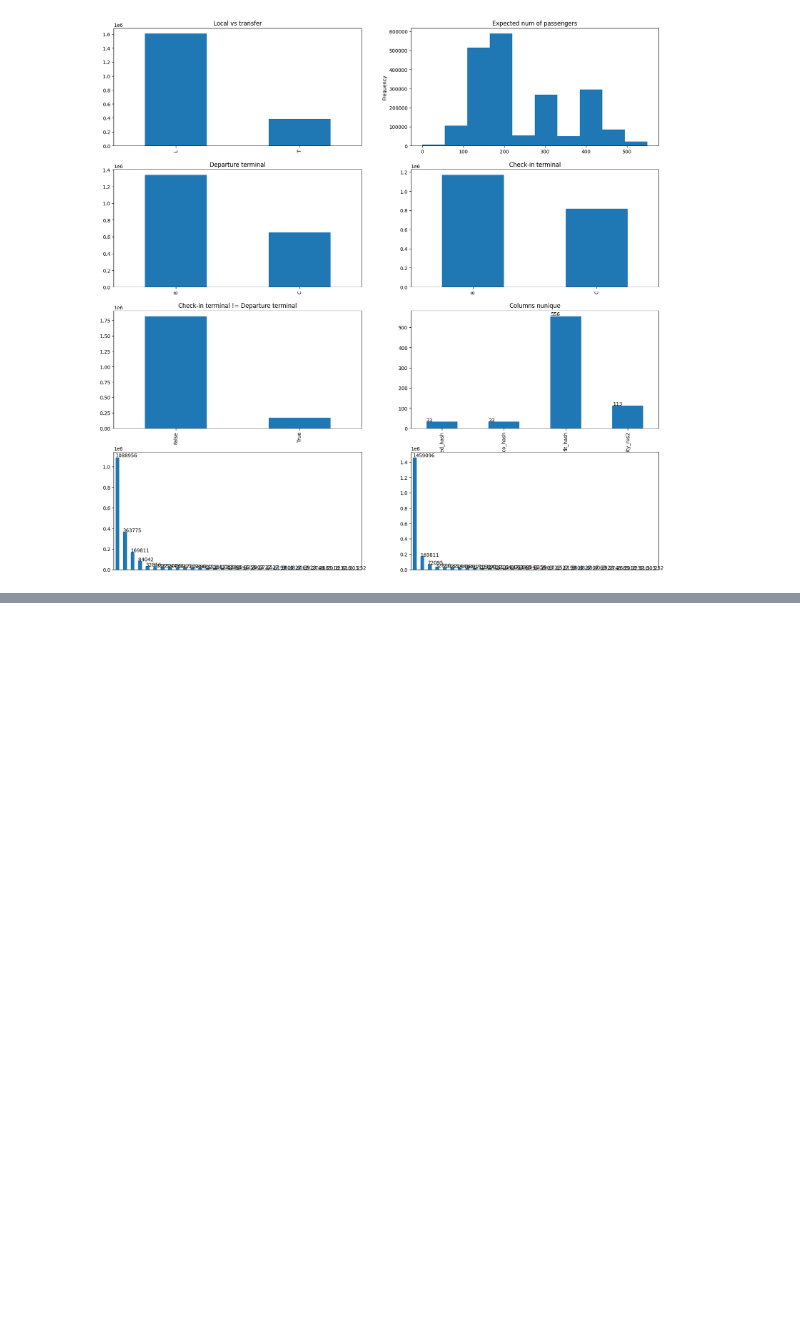
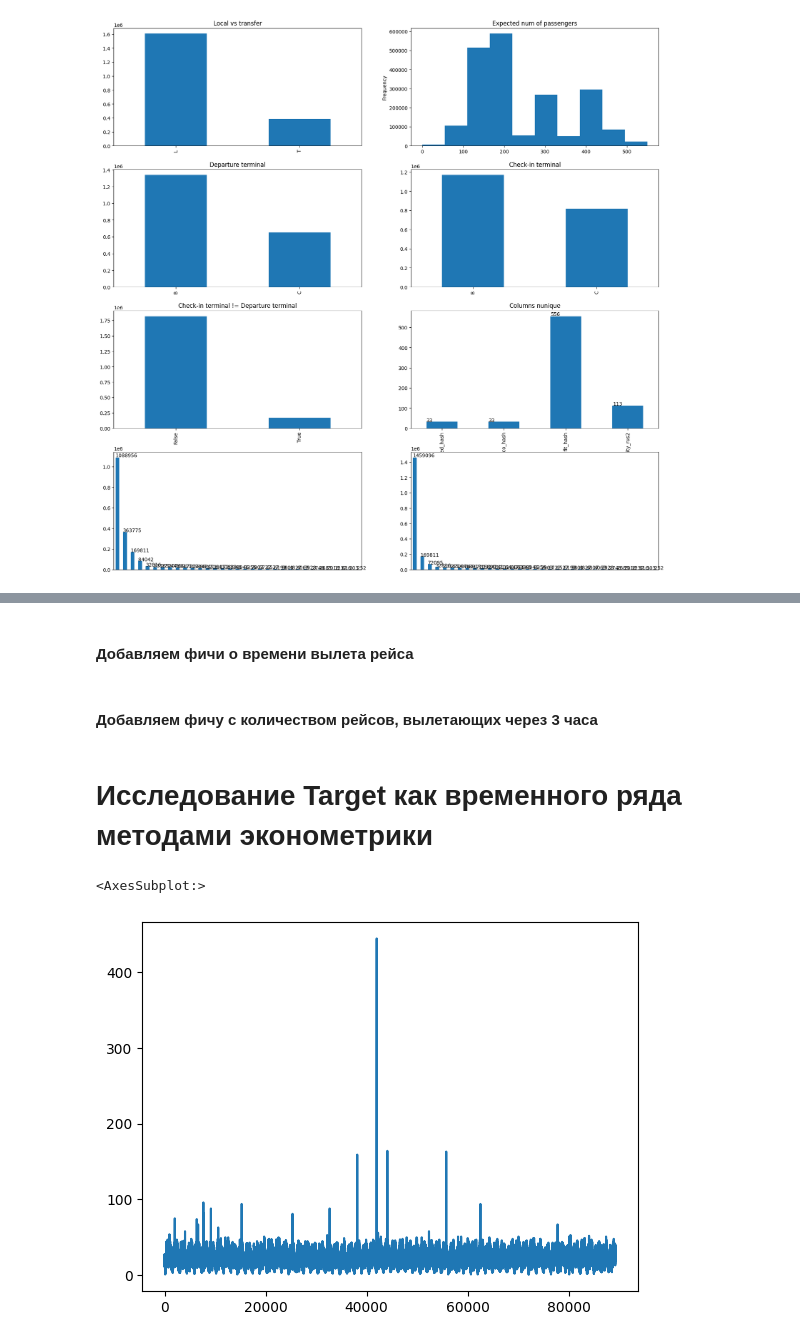
Before and after one commit to K0mp0t/DB_Hackaton, a Jupyter notebook: EDA.ipynb, the cells around one changed output, grey strips where cells are left out. Drawn from its saved outputs; the diff is of its cells as text; code cells hidden in the pictures; blank space fills up the shorter version.

```diff
--- a/EDA.ipynb
+++ b/EDA.ipynb
@@ -13,7 +13,7 @@ main_df = main_df.sort_values(by='MessageReceivedMinutes')
 
 main_df['ProcessingTime'] = (pd.to_datetime(main_df.MessageProcessedDate) - pd.to_datetime(main_df.MessageReceivedDate)).apply(lambda x: x.seconds)
 # %%
-target = main_df.MessageReceivedMinutes.value_counts().sort_index()
+target = main_df.MessageReceivedMinutes.value_counts().sort_index().rename('target')
 # %%
 import matplotlib.pyplot as plt
 
@@ -83,0 +88,2 @@ main_df = main_df.drop(columns=['local_or_transfer', 'departure_terminal', 'chec
+# %% [markdown]
+#### Добавляем фичи о времени вылета рейса
@@ -83,0 +95,2 @@ main_df = main_df.drop(columns=['local_or_transfer', 'departure_terminal', 'chec
+# %% [markdown]
+#### Добавляем фичу с количеством рейсов, вылетающих через 3 часа
@@ -83,0 +111,7 @@ main_df = main_df.drop(columns=['local_or_transfer', 'departure_terminal', 'chec
+# %% [markdown]
+# Исследование Target как временного ряда методами эконометрики
+# %%
+target.plot()
+# %% [output]
+<AxesSubplot:>
+[figure, added]
```
Also changed, not shown: parts of 28 cells of this notebook, 1 other file.
